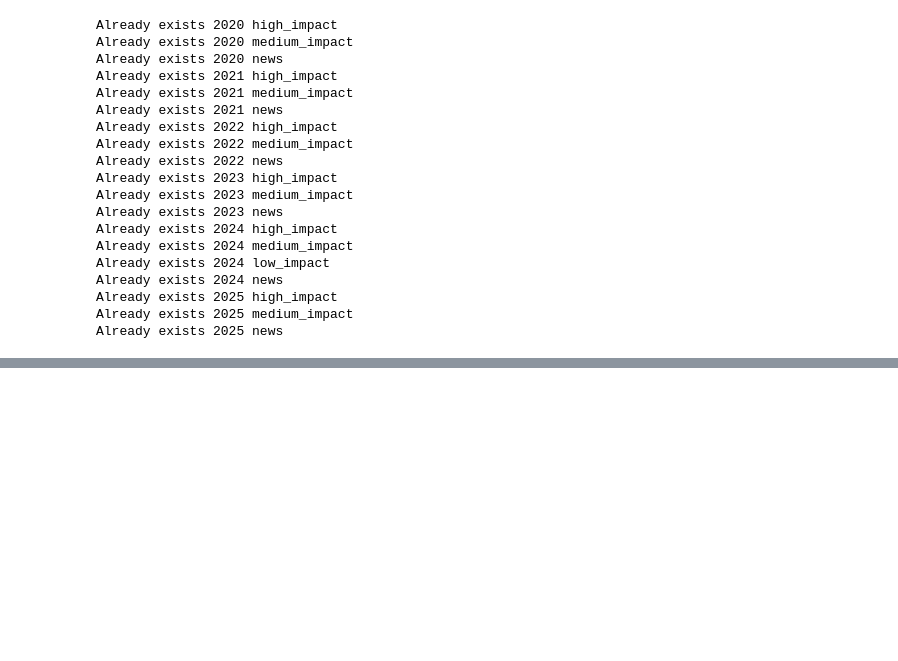
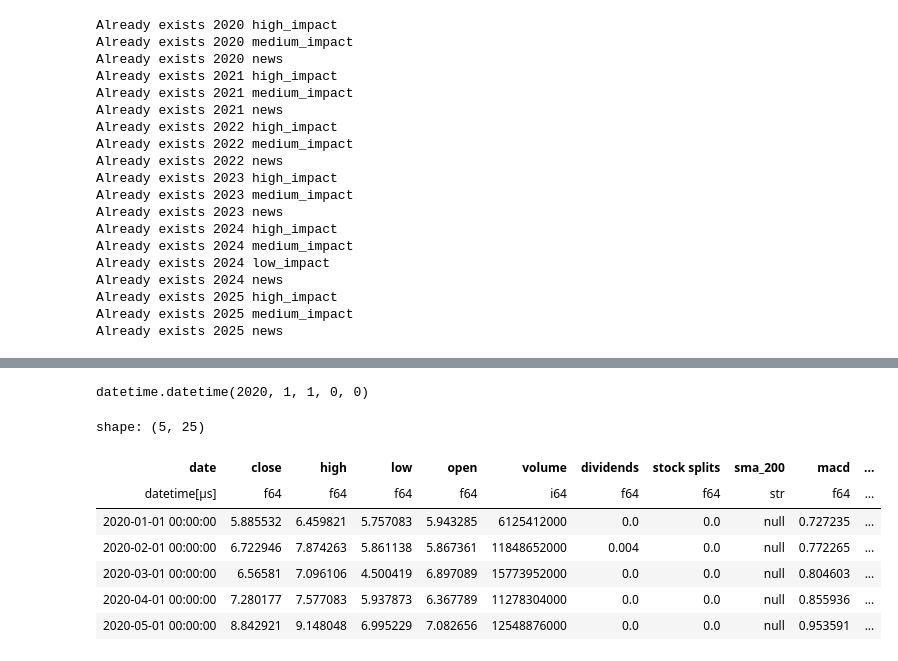
Before and after one commit to ibitec7/stock, a Jupyter notebook: src/analysis.ipynb, the cells around one changed output, grey strips where cells are left out. Drawn from its saved outputs; the diff is of its cells as text; code cells hidden in the pictures; blank space fills up the shorter version.

```diff
--- a/src/analysis.ipynb
+++ b/src/analysis.ipynb
@@ -191,0 +325,23 @@ KeyError: 'news_tfidf'
+# %%
+sentiments["date"].min()
+# %% [output]
+datetime.datetime(2020, 1, 1, 0, 0)
+# %%
+df_indicators = pl.read_csv("NVDA_10y.csv")
+
+df_indicators = df_indicators.with_columns(
+    pl.col("date").str.strptime(pl.Datetime)
+)
+
+df_indicators = df_indicators.filter(pl.col("date") >= sentiments["date"].min())
+
+df_indicators.head()
+# %% [output]
+shape: (5, 25)
+| date | close | high | low | open | volume | dividends | stock splits | sma_200 | macd | ... |
+| datetime[μs] | f64 | f64 | f64 | f64 | i64 | f64 | f64 | str | f64 | ... |
+| 2020-01-01 00:00:00 | 5.885532 | 6.459821 | 5.757083 | 5.943285 | 6125412000 | 0.0 | 0.0 | null | 0.727235 | ... |
+| 2020-02-01 00:00:00 | 6.722946 | 7.874263 | 5.861138 | 5.867361 | 11848652000 | 0.004 | 0.0 | null | 0.772265 | ... |
+| 2020-03-01 00:00:00 | 6.56581 | 7.096106 | 4.500419 | 6.897089 | 15773952000 | 0.0 | 0.0 | null | 0.804603 | ... |
+| 2020-04-01 00:00:00 | 7.280177 | 7.577083 | 5.937873 | 6.367789 | 11278304000 | 0.0 | 0.0 | null | 0.855936 | ... |
+| 2020-05-01 00:00:00 | 8.842921 | 9.148048 | 6.995229 | 7.082656 | 12548876000 | 0.0 | 0.0 | null | 0.953591 | ... |
```
Also changed, not shown: parts of 15 cells of this notebook, 4 other files.
